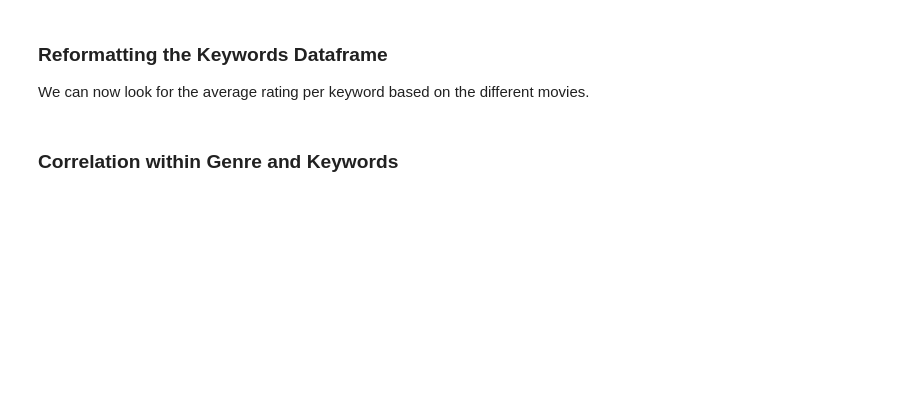
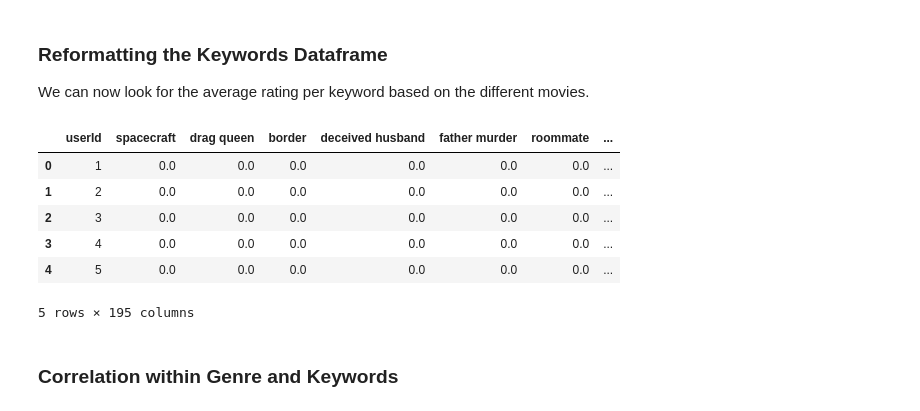
Before and after one commit to kunhwiko/Movie_Recommendation, a Jupyter notebook: src/CIS545_Group_Project.ipynb, the cells around one changed output. Cells and saved outputs as stored; diff of their text form; code cells hidden in the pictures; blank space fills up the shorter version.

```diff
--- a/src/CIS545_Group_Project.ipynb
+++ b/src/CIS545_Group_Project.ipynb
@@ -494,7 +501,7 @@ For keywords, this is much less simpler as there are too many keywords. We short
 # %%
 # build a dataframe to explore the number of times a keyword is associated with some genre
 keyword_to_genres = movies_df[['keywords', 'genres']]
-keyword_to_genres = keyword_to_genres.explode('keywords').explode('genres')
+keyword_to_genres = keyword_to_genres.explode('genres').explode('keywords')
 # %%
 # group by keywords
 # the more genres are associated with a particular keyword, the more generic the keyword is
@@ -522,7 +529,7 @@ upper_bound
 13.0
 # %%
 # we observe the non-generic words
-keywords_to_observe = temp_df[temp_df['genres'] <= upper_bound]['keywords'].tolist()
+keywords_to_observe = temp_df[temp_df['genres'] < upper_bound]['keywords'].tolist()
 # %% [markdown]
 We can focus on the specific keywords so that we are not over-generalising the recommendation system.
 
@@ -570,13 +577,13 @@ join movies_df as m on t.movieId = m.id
 '''
 
 temp_df = ps.sqldf(query, locals())
-temp_df.drop(columns=['id', 'genres', 'popularity',\
-                        'vote_average', 'vote_count',
-                        'movieId', 'title'], inplace=True)
+temp_df.drop(columns=['id', 'genres', 'popularity','vote_average',\
+                      'movieId', 'title'], inplace=True)
 temp_df.sort_values(by=['userId'], inplace=True)
 
 movies_df['genres'] = movies_df['genres'].apply(lambda x : eval("[" + x[1:-1] + "]"))
 movies_df['keywords'] = movies_df['keywords'].apply(lambda x : eval("[" + x[1:-1] + "]"))
+temp_df['keywords'] = temp_df['keywords'].apply(lambda x : eval("[" + x[1:-1] + "]"))
 # %%
 # Step 2 : append all the keywords as columns
 number_of_rows = temp_df.count()[0]
@@ -586,19 +593,29 @@ for keyword in keywords_to_observe:
 # %%
 # Step 3 : assign scores to the columns
 for i in range(number_of_rows):
-  for keyword in temp_df['keywords'].iloc[i]:
+  keywords = temp_df['keywords'].iat[i]
+  val = temp_df['rating'].iat[i]
+  for keyword in keywords:
     if keyword in keywords_to_observe:
-      temp_df[keyword].iloc[i] += temp_df['rating'].iloc[i]
+      temp_df[keyword].iat[i] += val
 # %%
 # Step 4 : create a dataframe similar to genres_df
 temp_df.drop(columns=['rating','keywords'], inplace=True)
 
 query = 'select userId,'
 for keyword in keywords_to_observe:
-  query += ' ' + 'avg(' + keyword + ')' + ' as ' + keyword.lower() + ","
+
+  query += ' ' + 'avg("' + keyword + '")' + ' as "' + keyword.lower() + '",'
 query = query[:-1] + " from temp_df group by userId"
 
 keywords_df = ps.sqldf(query, locals())
-keywords_df.head()
+# %% [output]
+|  | userId | spacecraft | drag queen | border | deceived husband | father murder | roommate | ... |
+| 0 | 1 | 0.0 | 0.0 | 0.0 | 0.0 | 0.0 | 0.0 | ... |
+| 1 | 2 | 0.0 | 0.0 | 0.0 | 0.0 | 0.0 | 0.0 | ... |
+| 2 | 3 | 0.0 | 0.0 | 0.0 | 0.0 | 0.0 | 0.0 | ... |
+| 3 | 4 | 0.0 | 0.0 | 0.0 | 0.0 | 0.0 | 0.0 | ... |
+| 4 | 5 | 0.0 | 0.0 | 0.0 | 0.0 | 0.0 | 0.0 | ... |
+5 rows × 195 columns
 # %% [markdown]
 ### **Correlation within Genre and Keywords**
```
Also changed, not shown: parts of 8 cells of this notebook.
